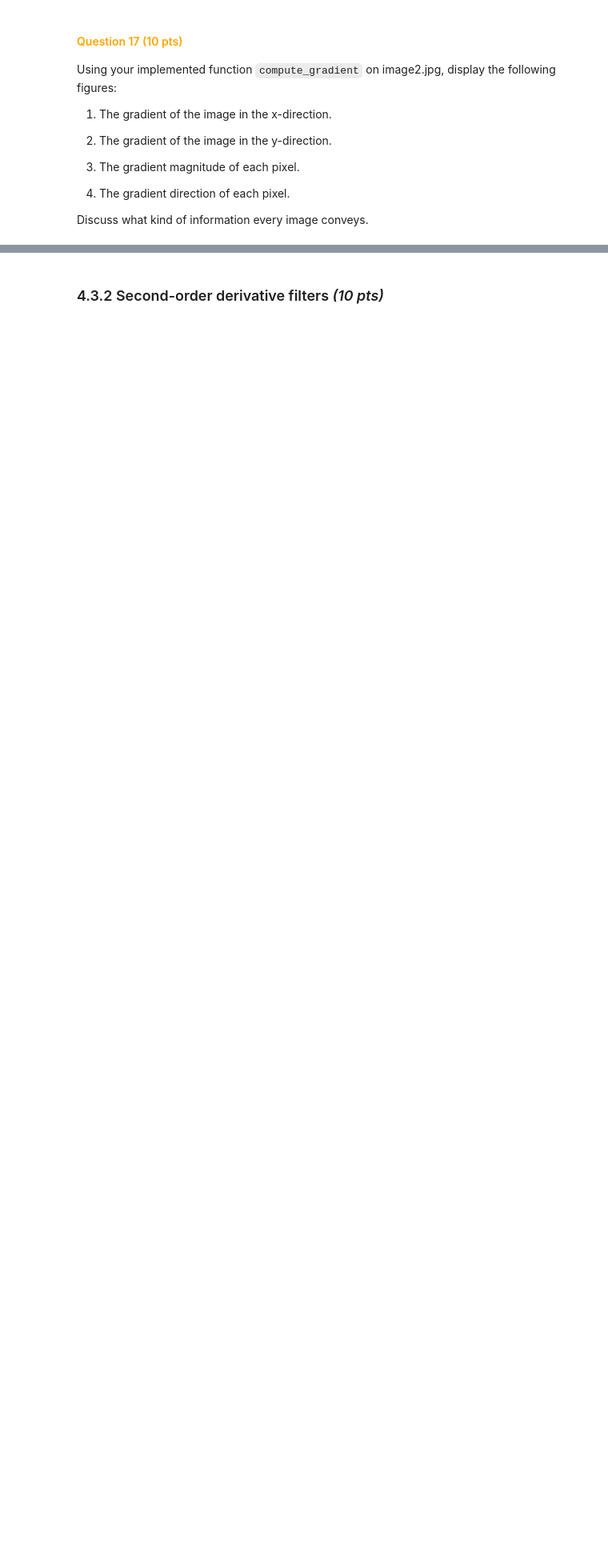
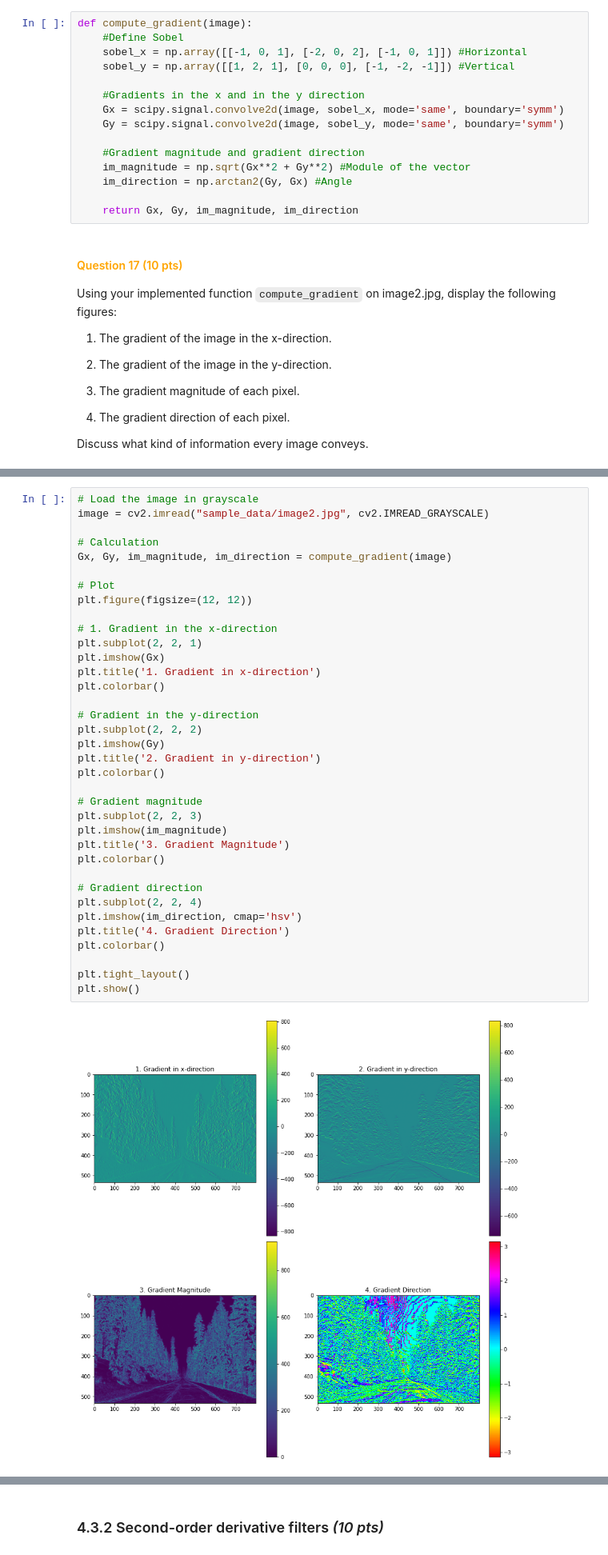
Before and after one commit to Bart-Aaldering/CV1assignment2, a Jupyter notebook: 15214052_15187853_12392308.ipynb, the cells around one changed output, grey strips where cells are left out. Shown at 80% size. Saved outputs shown, nothing was run; the diff lists cells and outputs as text; blank space fills up the shorter version.

```diff
--- a/15214052_15187853_12392308.ipynb
+++ b/15214052_15187853_12392308.ipynb
@@ -735,3 +889,18 @@ def compute_gradient(image):
+# %%
+def compute_gradient(image):
+    #Define Sobel
+    sobel_x = np.array([[-1, 0, 1], [-2, 0, 2], [-1, 0, 1]]) #Horizontal
+    sobel_y = np.array([[1, 2, 1], [0, 0, 0], [-1, -2, -1]]) #Vertical
+
+    #Gradients in the x and in the y direction
+    Gx = scipy.signal.convolve2d(image, sobel_x, mode='same', boundary='symm')
+    Gy = scipy.signal.convolve2d(image, sobel_y, mode='same', boundary='symm')
+
+    #Gradient magnitude and gradient direction
+    im_magnitude = np.sqrt(Gx**2 + Gy**2) #Module of the vector
+    im_direction = np.arctan2(Gy, Gx) #Angle
+
+    return Gx, Gy, im_magnitude, im_direction
 # %% [markdown]
 #### <span style="color:orange;">  Question 17 (10 pts) </span>
 Using your implemented function `compute_gradient` on image2.jpg, display the following figures:
@@ -751,0 +917,38 @@ Discuss what kind of information every image conveys.
+# %%
+# Load the image in grayscale
+image = cv2.imread("sample_data/image2.jpg", cv2.IMREAD_GRAYSCALE)
+
+# Calculation
+Gx, Gy, im_magnitude, im_direction = compute_gradient(image)
+
+# Plot
+plt.figure(figsize=(12, 12))
+
+# 1. Gradient in the x-direction
+plt.subplot(2, 2, 1)
+plt.imshow(Gx)
+plt.title('1. Gradient in x-direction')
+plt.colorbar()
+
+# Gradient in the y-direction
+plt.subplot(2, 2, 2)
+plt.imshow(Gy)
+plt.title('2. Gradient in y-direction')
+plt.colorbar()
+
+# Gradient magnitude
+plt.subplot(2, 2, 3)
+plt.imshow(im_magnitude)
+plt.title('3. Gradient Magnitude')
+plt.colorbar()
+
+# Gradient direction
+plt.subplot(2, 2, 4)
+plt.imshow(im_direction, cmap='hsv')
+plt.title('4. Gradient Direction')
+plt.colorbar()
+
+plt.tight_layout()
+plt.show()
+# %% [output]
+[figure, added]
```
Also changed, not shown: parts of 33 cells of this notebook.
